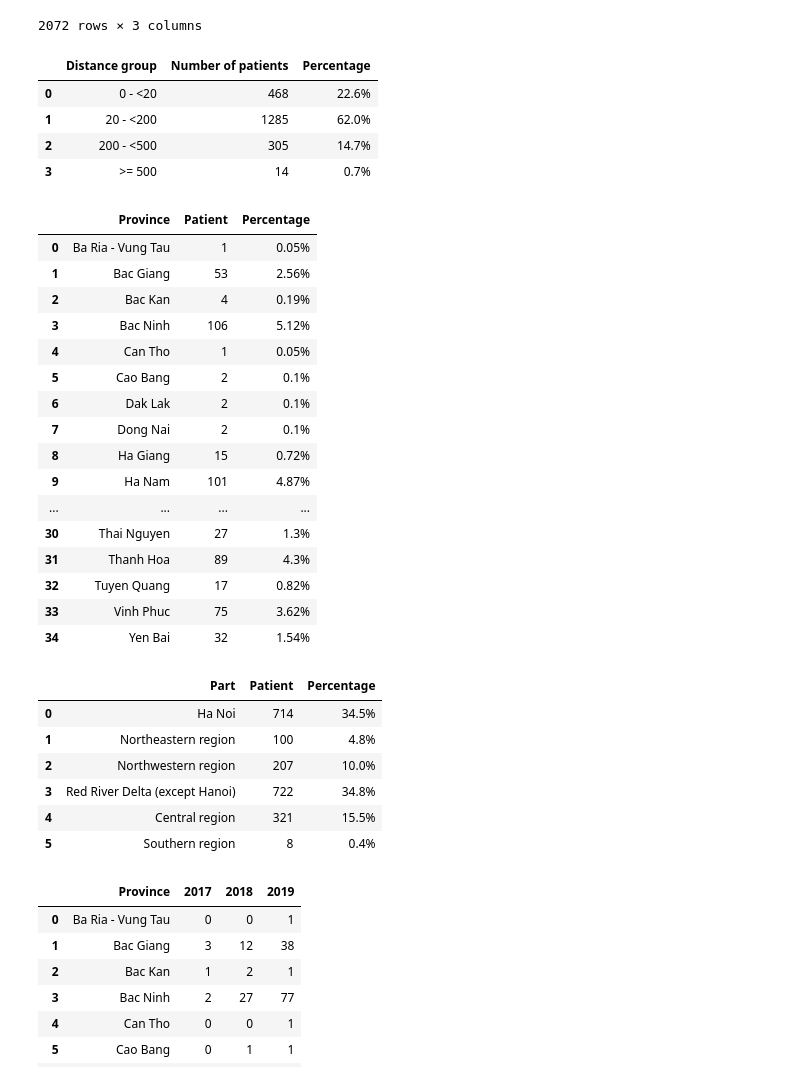
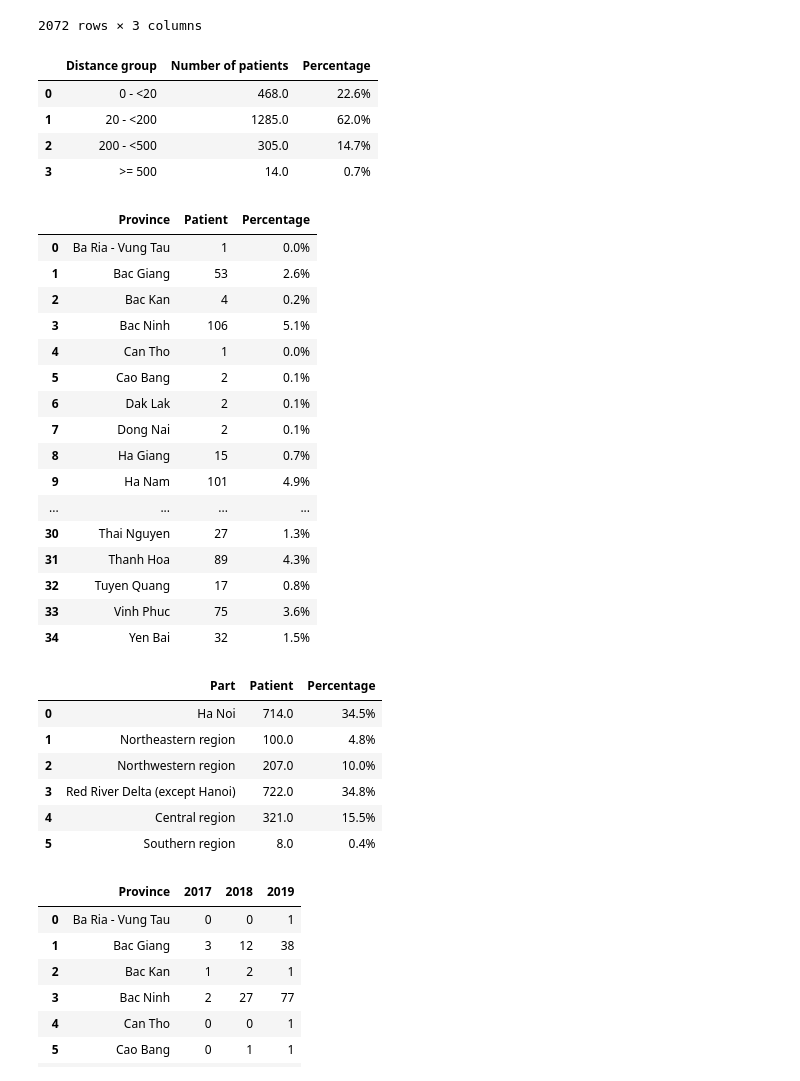
Before and after one commit to hung3a8/nhp-measles-analyse, a Jupyter notebook: Notebooks/analyze_data.ipynb, the cells around one changed output. Saved outputs shown, nothing was run; the diff lists cells and outputs as text; code cells hidden in the pictures.

```diff
--- a/Notebooks/analyze_data.ipynb
+++ b/Notebooks/analyze_data.ipynb
@@ -300,7 +306,7 @@ onadmission_group = ['<0','0 - <3','3 - <7','7 - <14','>= 14']
 #print_stats(onset_date_to_admission_date,'onset to admission')
 
 onadmission_marker = [-10**9, 0, 3, 7, 14]
-occurance_of_onadimission = [0] * len(onadmission_group)
+occurance_of_onadimission = np.zeros(len(onadmission_group))
 
 for i in onset_date_to_admission_date:
     for j in range(len(onadmission_group)-1,-1,-1):
@@ -308,7 +314,8 @@ for i in onset_date_to_admission_date:
             occurance_of_onadimission[j] += 1
             break
 
-onadmission_pd = pd.DataFrame([onadmission_group,occurance_of_onadimission,[str(round(i*100/dataset.shape[0],1))+'%' for i in occurance_of_onadimission]],
+percent = np.round(occurance_of_onadimission * 100 / dataset.shape[0],1)
+onadmission_pd = pd.DataFrame([onadmission_group,occurance_of_onadimission,[str(i)+'%' for i in percent]],
                              index=['Duration between onset and admission','Number of patients','Percentage']).T
 onadmission_pd
 # %% [output]
@@ -324,14 +331,16 @@ onset_date_to_test_date = dataset['test_date'].to_numpy(dtype='datetime64') - da
 
 onsettest_group = ['< 0','0 - <24','24 - <48','>= 48']
 onsettest_marker = [-10**9,0, 1, 2]    # 1 day = 24 hours
-occurance_of_onsettest = [0] * len(onsettest_group)
+occurance_of_onsettest = np.zeros(len(onsettest_group))
 
 for i in onset_date_to_test_date:
     for j in range(len(onsettest_marker)-1,-1,-1):
         if i >= onsettest_marker[j]:
             occurance_of_onsettest[j] += 1
             break
-onsettest_pd = pd.DataFrame([onsettest_group,occurance_of_onsettest,[str(round(i*100/dataset.shape[0],1))+'%' for i in occurance_of_onsettest]],
+
+percent = np.round(occurance_of_onsettest * 100 / dataset.shape[0],1)
+onsettest_pd = pd.DataFrame([onsettest_group,occurance_of_onsettest,[str(i)+'%' for i in percent]],
                                 index=['Duration between onset and test','Number of patients','Percentage']).T
 onsettest_pd
 # %% [output]
@@ -391,7 +400,7 @@ display(year_occurance)
 | 2 | 2019 | 1319 | 63.7% |
 # %%
 respiratory_support = ['oxygen_cannula','CPAP','conventional_mechanical_ventilation','hfo_ventilation','ECMO']
-patient_per_mode = [0] * 5
+patient_per_mode = np.zeros(len(respiratory_support))
 severe = 0  # number of patients who need respiratory support
 
 for i in range(len(dataset)):
@@ -402,8 +411,8 @@ for i in range(len(dataset)):
             break
 
 not_severe = dataset.shape[0] - severe
-
-ventilation_mode = pd.DataFrame([respiratory_support,patient_per_mode,[str(round(i*100/dataset.shape[0],1))+'%' for i in patient_per_mode]],
+res_percent = np.round(patient_per_mode * 100 / dataset.shape[0] ,1)
+ventilation_mode = pd.DataFrame([respiratory_support,patient_per_mode,[str(i)+'%' for i in res_percent]],
                     index = ['Maximal respiratory mode','Number of patients','Percentage']).T
 display(ventilation_mode)
 
@@ -453,60 +464,60 @@ patient_location
 # %%
 distance_marker = [0, 20, 200, 500]
 distance_group = ['0 - <20','20 - <200','200 - <500','>= 500']
-patient_per_distance_group = [0] * len(distance_group)
+patient_per_distance_group = np.zeros(len(distance_group))
 for val in dataset['distance_to_nhp']:
     for i in range(len(distance_marker)-1,-1,-1):
         if val >= distance_marker[i]:
             patient_per_distance_group[i] += 1
             break
 
-distance_group_db = pd.DataFrame([distance_group,patient_per_distance_group,
-                                [str(round(i*100/dataset.shape[0],1))+'%' for i in patient_per_distance_group]],
+percent = np.round(patient_per_distance_group * 100 / dataset.shape[0] ,1)
+distance_group_db = pd.DataFrame([distance_group,patient_per_distance_group, [str(i)+'%' for i in percent]],
                                 index=['Distance group','Number of patients','Percentage']).T
 display(distance_group_db)
 # %% [output]
 |  | Distance group | Number of patients | Percentage |
-| 0 | 0 - <20 | 468 | 22.6% |
-| 1 | 20 - <200 | 1285 | 62.0% |
-| 2 | 200 - <500 | 305 | 14.7% |
-| 3 | >= 500 | 14 | 0.7% |
+| 0 | 0 - <20 | 468.0 | 22.6% |
+| 1 | 20 - <200 | 1285.0 | 62.0% |
+| 2 | 200 - <500 | 305.0 | 14.7% |
+| 3 | >= 500 | 14.0 | 0.7% |
 # %%
 province = dataset['province'].to_numpy(dtype='str')
 patient_per_province = {}
 
 for i in province:
     if i in patient_per_province:
         patient_per_province[i] += 1
     else:
         patient_per_province[i] = 1
 
 sorted_province = sorted(patient_per_province.items())
 province_list = [i[0] for i in sorted_province]
-patient_list = [i[1] for i in sorted_province]
-patient_percentage_list = [str(round(i/sum(patient_list)*100,2)) + '%' for i in patient_list]
-province_stat = pd.DataFrame([province_list,patient_list,patient_percentage_list],index=['Province','Patient','Percentage']).T
+patient_list = np.array([i[1] for i in sorted_province])
+percent = np.round(patient_list * 100 / dataset.shape[0] ,1)
+province_stat = pd.DataFrame([province_list,patient_list,[str(i)+'%' for i in percent]],index=['Province','Patient','Percentage']).T
 display(province_stat)
 # %% [output]
 |  | Province | Patient | Percentage |
-| 0 | Ba Ria - Vung Tau | 1 | 0.05% |
-| 1 | Bac Giang | 53 | 2.56% |
-| 2 | Bac Kan | 4 | 0.19% |
-| 3 | Bac Ninh | 106 | 5.12% |
-| 4 | Can Tho | 1 | 0.05% |
+| 0 | Ba Ria - Vung Tau | 1 | 0.0% |
+| 1 | Bac Giang | 53 | 2.6% |
+| 2 | Bac Kan | 4 | 0.2% |
+| 3 | Bac Ninh | 106 | 5.1% |
+| 4 | Can Tho | 1 | 0.0% |
 | 5 | Cao Bang | 2 | 0.1% |
 | 6 | Dak Lak | 2 | 0.1% |
 | 7 | Dong Nai | 2 | 0.1% |
-| 8 | Ha Giang | 15 | 0.72% |
-| 9 | Ha Nam | 101 | 4.87% |
+| 8 | Ha Giang | 15 | 0.7% |
+| 9 | Ha Nam | 101 | 4.9% |
 | ... | ... | ... | ... |
 | 30 | Thai Nguyen | 27 | 1.3% |
 | 31 | Thanh Hoa | 89 | 4.3% |
-| 32 | Tuyen Quang | 17 | 0.82% |
-| 33 | Vinh Phuc | 75 | 3.62% |
-| 34 | Yen Bai | 32 | 1.54% |
+| 32 | Tuyen Quang | 17 | 0.8% |
+| 33 | Vinh Phuc | 75 | 3.6% |
+| 34 | Yen Bai | 32 | 1.5% |
 # %%
 part_of_vietnam = ['Ha Noi','Northeastern region','Northwestern region','Red River Delta (except Hanoi)','Central region','Southern region']
-patient_per_part = [0] * 6
+patient_per_part = np.zeros(len(part_of_vietnam))
 north_province = ['Ha Noi','Bac Kan','Bac Ninh','Bac Giang','Cao Bang','Ha Giang','Ha Nam',
                     'Hai Duong','Hai Phong','Hoa Binh','Hung Yen','Nam Dinh','Ninh Binh','Phu Tho',
                     'Quang Ninh','Thai Binh','Vinh Phuc','Yen Bai','Lao Cai','Son La','Thai Nguyen',
@@ -536,17 +547,17 @@ for i in range(len(province_list)):
     if province_list[i] in south_province:
         patient_per_part[5] += patient_list[i]
 
-patient_per_part_percentage = [str(round(i/sum(patient_per_part)*100,1)) + '%' for i in patient_per_part]
-part_stat = pd.DataFrame([part_of_vietnam,patient_per_part,patient_per_part_percentage],index=['Part','Patient','Percentage']).T
+percent = np.round(patient_per_part * 100 / dataset.shape[0] ,1)
+part_stat = pd.DataFrame([part_of_vietnam,patient_per_part,[str(i)+'%' for i in percent]],index=['Part','Patient','Percentage']).T
 display(part_stat)
 # %% [output]
 |  | Part | Patient | Percentage |
-| 0 | Ha Noi | 714 | 34.5% |
-| 1 | Northeastern region | 100 | 4.8% |
-| 2 | Northwestern region | 207 | 10.0% |
-| 3 | Red River Delta (except Hanoi) | 722 | 34.8% |
-| 4 | Central region | 321 | 15.5% |
-| 5 | Southern region | 8 | 0.4% |
+| 0 | Ha Noi | 714.0 | 34.5% |
+| 1 | Northeastern region | 100.0 | 4.8% |
+| 2 | Northwestern region | 207.0 | 10.0% |
+| 3 | Red River Delta (except Hanoi) | 722.0 | 34.8% |
+| 4 | Central region | 321.0 | 15.5% |
+| 5 | Southern region | 8.0 | 0.4% |
 # %%
 year_and_province = [[0] * 4 for _ in range(len(province_list))]
 
```
Also changed, not shown: parts of 8 cells of this notebook.
